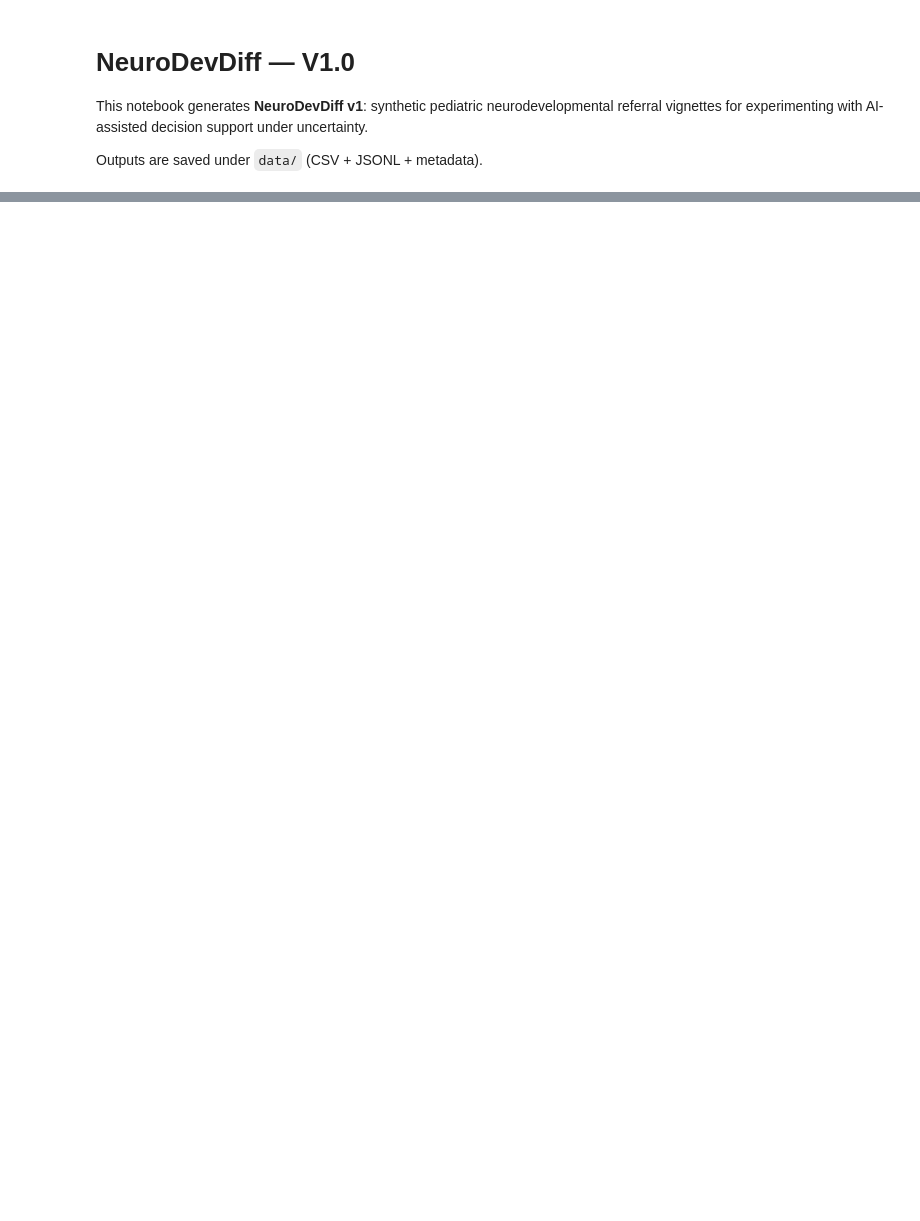
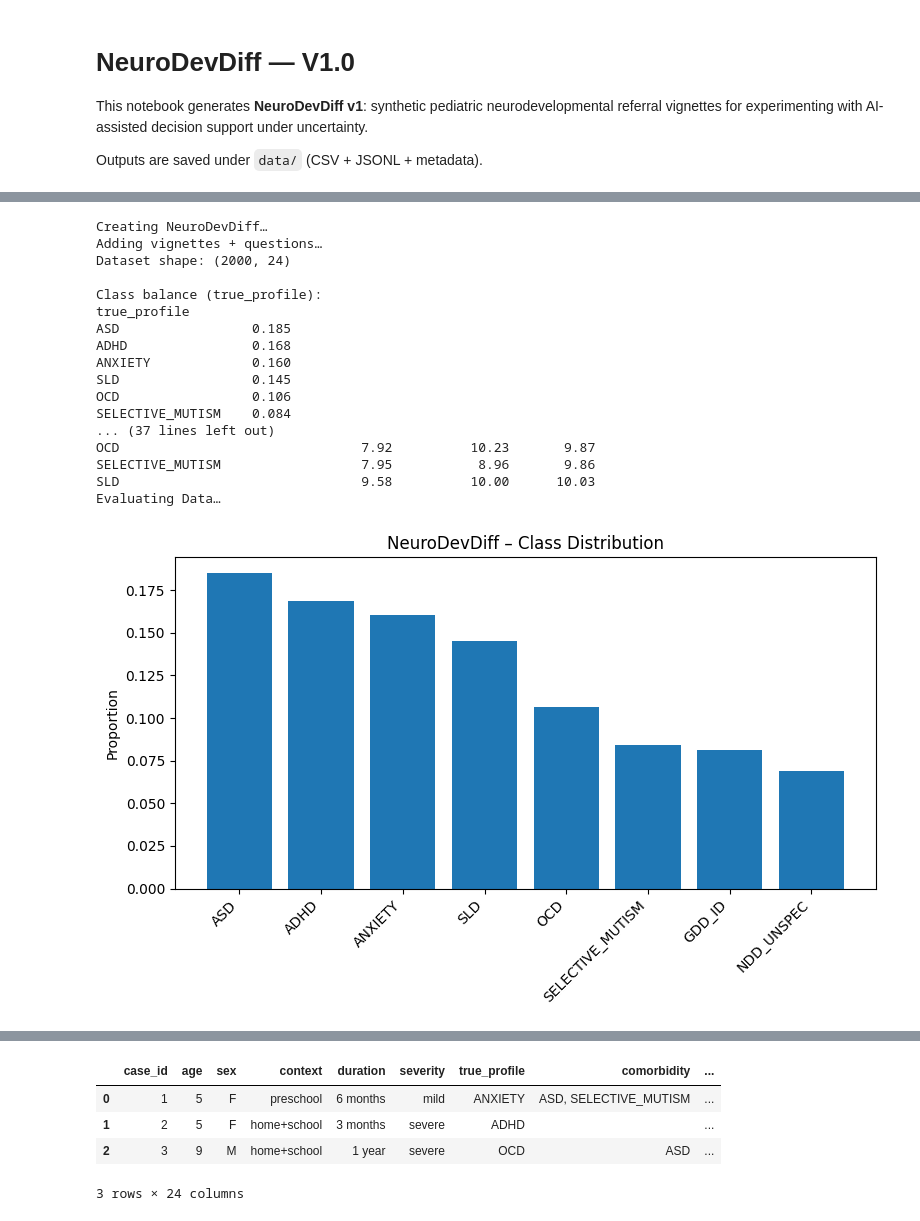
Before and after one commit to galvari/NeuroDevDiff, a Jupyter notebook: notebooks/00_generate_ndd_v1.ipynb, the cells around one changed output, grey strips where cells are left out. Cells and saved outputs as stored; diff of their text form; code cells hidden in the pictures; blank space fills up the shorter version.

```diff
--- a/notebooks/00_generate_ndd_v1.ipynb
+++ b/notebooks/00_generate_ndd_v1.ipynb
@@ -801,0 +8,53 @@ Saved dataset to: /Users/galvari/Desktop/RandomJobs/NDD/NeuroDevDiff/data
+# %%
+from pathlib import Path
+from src.ndd_generation import NDDConfig, generate_neurodevdiff, print_summary
+from src.ndd_vignette import add_text_fields
+from src.ndd_evaluation import compute_diagnostics, plot_class_distribution, plot_cognitive_heatmap, plot_defer_by_profile
+
+SEED = 42
+NOISE_LEVEL = 1.0
+VERSION = "1"
+
+cfg = NDDConfig(
+    n_cases=2000,
+    seed=SEED,
+    noise_level=NOISE_LEVEL,
+    version=VERSION,
+)
+
+print("Creating NeuroDevDiff…")
+df = generate_neurodevdiff(cfg)
+
+print("Adding vignettes + questions…")
+df = add_text_fields(df, seed=cfg.seed)
+
+print_summary(df)
+
+print("Evaluating Data…")
+diag = compute_diagnostics(df)
+assets = Path("../assets")
+plot_class_distribution(df, assets / "class_distribution.png")
+plot_cognitive_heatmap(df, assets / "cognitive_profiles.png")
+plot_defer_by_profile(df, assets / "defer_by_profile.png")
+
+
+df.head(3)
+# %% [output]
+Creating NeuroDevDiff…
+Adding vignettes + questions…
+Dataset shape: (2000, 24)
+
+Class balance (true_profile):
+true_profile
+ASD                 0.185
+ADHD                0.168
+ANXIETY             0.160
+SLD                 0.145
+OCD                 0.106
+SELECTIVE_MUTISM    0.084
+... (37 lines left out)
+OCD                               7.92          10.23       9.87
+SELECTIVE_MUTISM                  7.95           8.96       9.86
+SLD                               9.58          10.00      10.03
+Evaluating Data…
+[figure, added]
@@ -801,0 +63,5 @@ Saved dataset to: /Users/galvari/Desktop/RandomJobs/NDD/NeuroDevDiff/data
+|  | case_id | age | sex | context | duration | severity | true_profile | comorbidity | ... |
+| 0 | 1 | 5 | F | preschool | 6 months | mild | ANXIETY | ASD, SELECTIVE_MUTISM | ... |
+| 1 | 2 | 5 | F | home+school | 3 months | severe | ADHD |  | ... |
+| 2 | 3 | 9 | M | home+school | 1 year | severe | OCD | ASD | ... |
+3 rows × 24 columns
```
Also changed, not shown: parts of 8 cells of this notebook, 17 other files.
